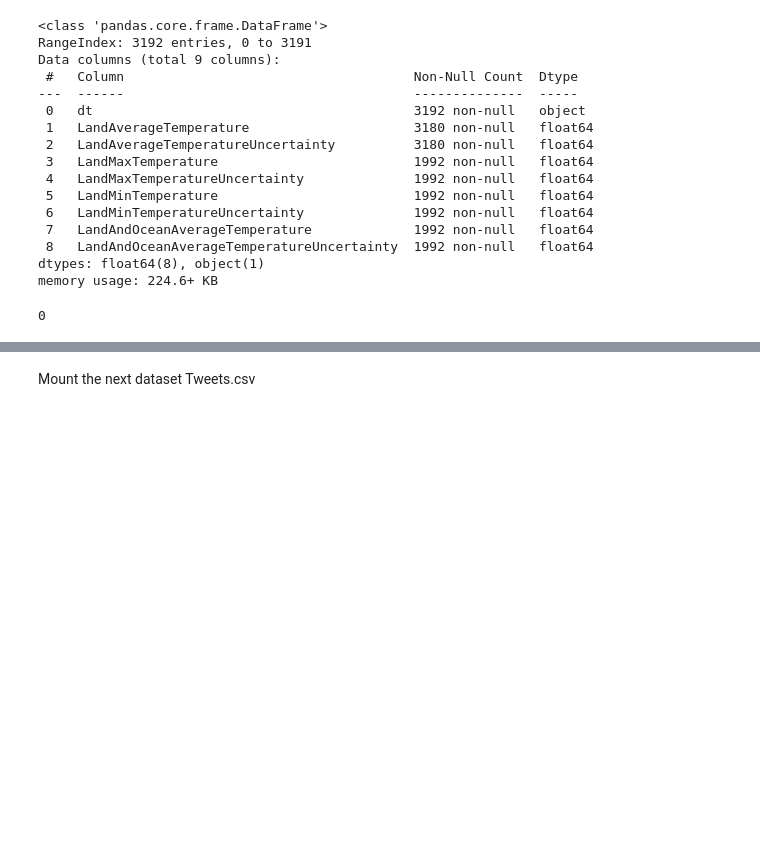
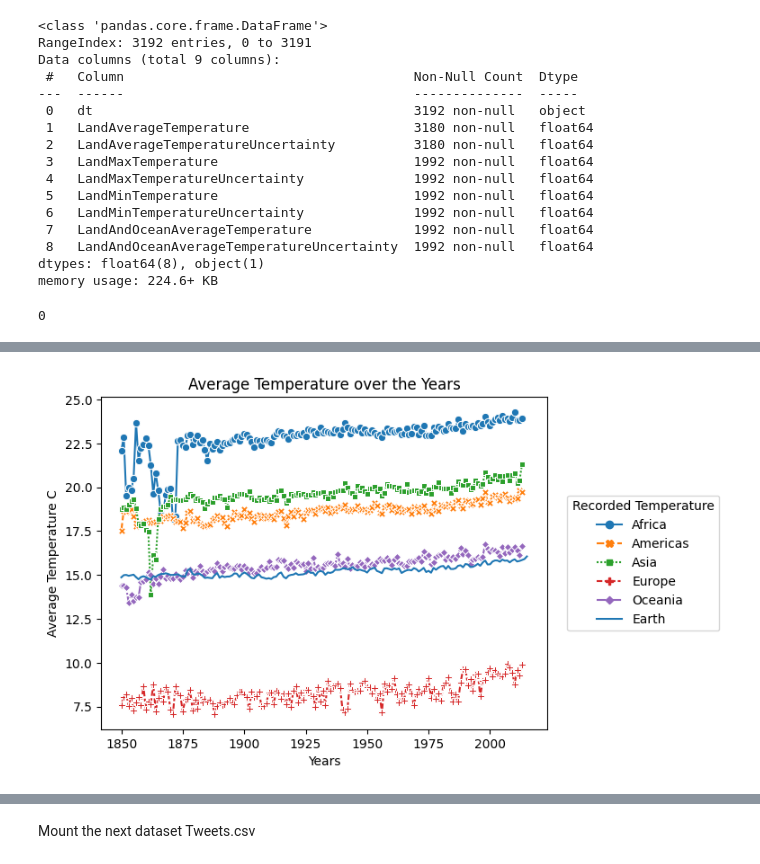
Before and after one commit to MarinaWolters/Coding-Tracker, a Jupyter notebook: Delta_Climate_Project.ipynb, the cells around one changed output, grey strips where cells are left out. Drawn from its saved outputs; the diff is of its cells as text; code cells hidden in the pictures; blank space fills up the shorter version.

```diff
--- a/Delta_Climate_Project.ipynb
+++ b/Delta_Climate_Project.ipynb
@@ -544,0 +567,7 @@ OECD Dataset on climate and Economic data . There are multiple aspects of cities
+# %%
+# Combine earth and continent data
+df1 = df_temp_clean.groupby([df_temp_clean['date'].dt.year])['LandAndOceanAverageTemperature'].agg(['mean', 'min', 'max']).reset_index()
+df2 = df_temp_by_continent.groupby([df_temp_by_continent['date'].dt.year, 'continent'])['AverageTemperature'].agg(['mean', 'min', 'max']).reset_index()
+
+df_for_temp_graph = df2.merge(df1, left_on = 'date', right_on = 'date', suffixes=('_continent', '_earth'))
+df_for_temp_graph.head()
@@ -544,0 +581,9 @@ OECD Dataset on climate and Economic data . There are multiple aspects of cities
+# %%
+df_temp_clean_graph['group'] = "Earth"
+g1 = sns.lineplot(data=df_for_temp_graph, x='date', y='mean_continent', hue='continent', style='continent', markers=True, errorbar=None)
+g2 = sns.lineplot(data= df_temp_clean_graph, x = 'date', y = 'mean', hue = 'group', markers=True)
+sns.move_legend(g1, "right", bbox_to_anchor=(1.4,0.5), title="Recorded Temperature")
+g1.set(xlabel = "Years", ylabel = "Average Temperature C", title = "Average Temperature over the Years")
+plt.show()
+# %% [output]
+[figure, added]
```
Also changed, not shown: parts of 242 cells of this notebook.
